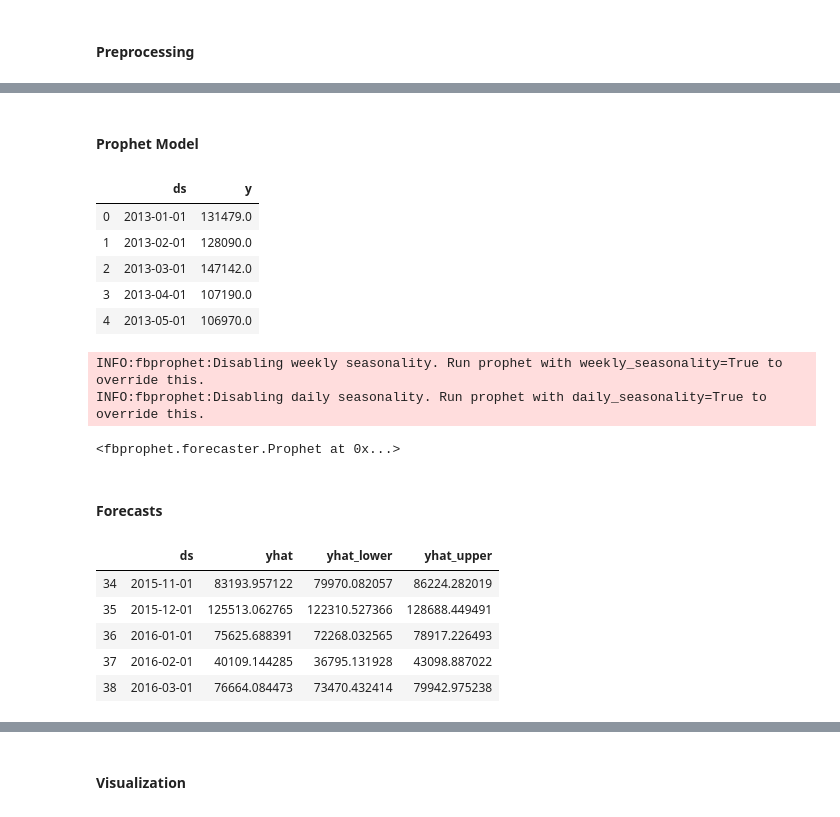
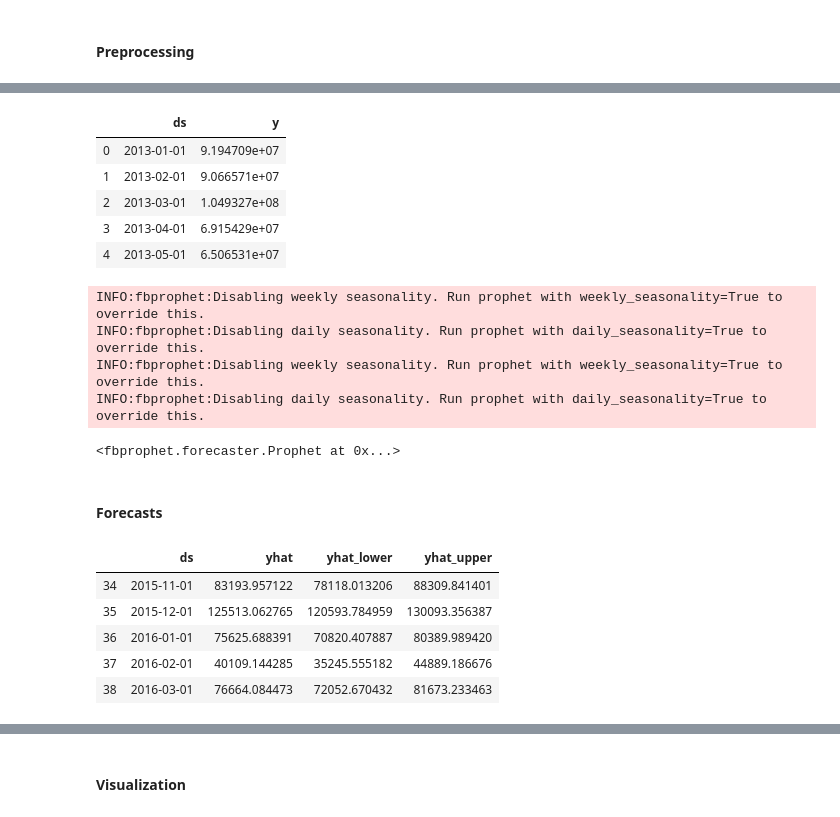
Before and after one commit to leandrocamara/future-sales-forecast, a Jupyter notebook: future-sales-forecast.ipynb, the cells around one changed output, grey strips where cells are left out. Cells and saved outputs as stored; diff of their text form; code cells hidden in the pictures.

Commit message:
Implementation of the revenue forecast for the next 5 months.

```diff
--- a/future-sales-forecast.ipynb
+++ b/future-sales-forecast.ipynb
@@ -214,0 +258,3 @@ total_sales=total_sales.reset_index()
+# %%
+total_sales = total.drop('total_value', axis=1)
+total_revenue = total.drop('item_cnt_day', axis=1)
@@ -221,5 +274,3 @@ total_sales.head()
 | 2 | 2013-03-01 | 147142.0 |
 | 3 | 2013-04-01 | 107190.0 |
 | 4 | 2013-05-01 | 106970.0 |
-# %% [markdown]
-#### Prophet Model
@@ -230,24 +277,29 @@ total_sales.columns = ['ds', 'y']
 # %%
-total_sales.head()
+total_revenue.head()
 # %% [output]
 |  | ds | y |
-| 0 | 2013-01-01 | 131479.0 |
-| 1 | 2013-02-01 | 128090.0 |
-| 2 | 2013-03-01 | 147142.0 |
-| 3 | 2013-04-01 | 107190.0 |
-| 4 | 2013-05-01 | 106970.0 |
+| 0 | 2013-01-01 | 9.194709e+07 |
+| 1 | 2013-02-01 | 9.066571e+07 |
+| 2 | 2013-03-01 | 1.049327e+08 |
+| 3 | 2013-04-01 | 6.915429e+07 |
+| 4 | 2013-05-01 | 6.506531e+07 |
 # %%
 # Instantiate Prophet with only yearly seasonality as our data is monthly.
-model = Prophet(yearly_seasonality=True)
+model_sales = Prophet(yearly_seasonality=True, interval_width=0.95)
+model_sales.fit(total_sales)
 
-model.fit(total_sales)
+model_revenue = Prophet(yearly_seasonality=True, interval_width=0.95)
+model_revenue.fit(total_revenue)
 # %% [output]
 INFO:fbprophet:Disabling weekly seasonality. Run prophet with weekly_seasonality=True to override this.
 INFO:fbprophet:Disabling daily seasonality. Run prophet with daily_seasonality=True to override this.
+INFO:fbprophet:Disabling weekly seasonality. Run prophet with weekly_seasonality=True to override this.
+INFO:fbprophet:Disabling daily seasonality. Run prophet with daily_seasonality=True to override this.
 <fbprophet.forecaster.Prophet at 0x...>
 # %% [markdown]
 #### Forecasts
 # %%
 # Forecast for the next 5 months.
 # MS - Month Start is the frequency.
-future = model.make_future_dataframe(periods=5, freq='MS')
+future_sales = model_sales.make_future_dataframe(periods=5, freq='MS')
+future_revenue = model_revenue.make_future_dataframe(periods=5, freq='MS')
@@ -256,9 +306,12 @@ forecasts = model.predict(future)
+# %%
+forecasts_sales = model_sales.predict(future_sales)
+forecasts_revenue = model_revenue.predict(future_revenue)
 # %%
-forecasts[['ds', 'yhat', 'yhat_lower', 'yhat_upper']].tail()
+forecasts_sales[['ds', 'yhat', 'yhat_lower', 'yhat_upper']].tail()
 # %% [output]
 |  | ds | yhat | yhat_lower | yhat_upper |
-| 34 | 2015-11-01 | 83193.957122 | 79970.082057 | 86224.282019 |
-| 35 | 2015-12-01 | 125513.062765 | 122310.527366 | 128688.449491 |
-| 36 | 2016-01-01 | 75625.688391 | 72268.032565 | 78917.226493 |
-| 37 | 2016-02-01 | 40109.144285 | 36795.131928 | 43098.887022 |
-| 38 | 2016-03-01 | 76664.084473 | 73470.432414 | 79942.975238 |
+| 34 | 2015-11-01 | 83193.957122 | 78118.013206 | 88309.841401 |
+| 35 | 2015-12-01 | 125513.062765 | 120593.784959 | 130093.356387 |
+| 36 | 2016-01-01 | 75625.688391 | 70820.407887 | 80389.989420 |
+| 37 | 2016-02-01 | 40109.144285 | 35245.555182 | 44889.186676 |
+| 38 | 2016-03-01 | 76664.084473 | 72052.670432 | 81673.233463 |
```
Also changed, not shown: parts of 21 cells of this notebook.
